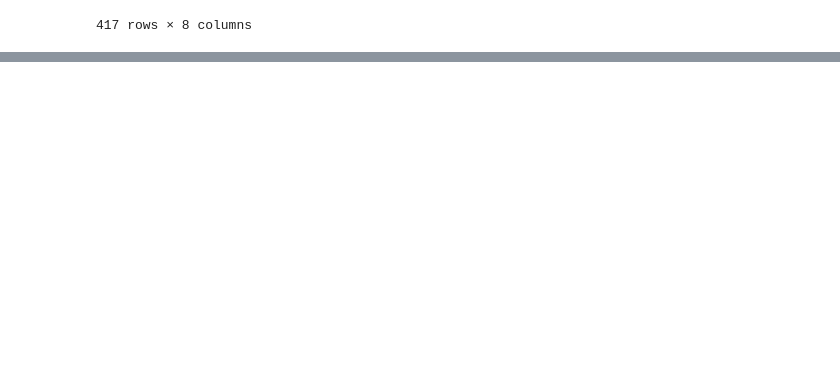
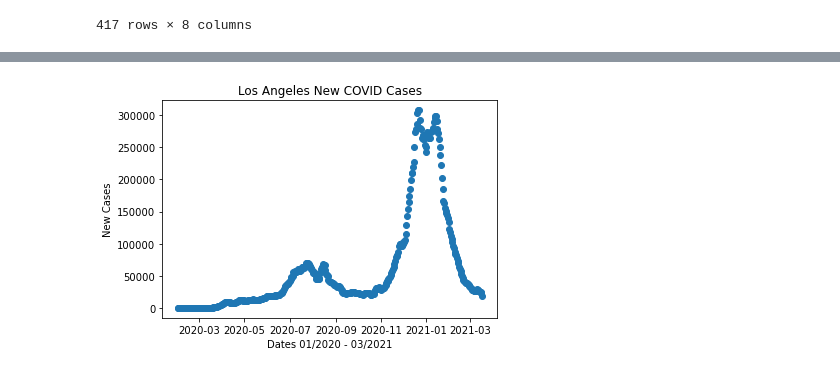
Before and after one commit to Navilongo/COVID-correlations-in-Los-Angeles-Analysis, a Jupyter notebook: covid_pollution_code.ipynb, the cells around one changed output, grey strips where cells are left out. Saved outputs shown, nothing was run; the diff lists cells and outputs as text; code cells hidden in the pictures; blank space fills up the shorter version.

```diff
--- a/covid_pollution_code.ipynb
+++ b/covid_pollution_code.ipynb
@@ -307,0 +197,6 @@ seven_day_confirmed_cases
+# %%
+# Display only the information to be referenced in the plot then rename column
+seven_day_confirmed_cases = positive_covid_cases_data[['date', 'new_confirmed_cases_seven_day_total']]
+new_covid_cases_renamed = seven_day_confirmed_cases.rename(columns={"new_confirmed_cases_seven_day_total": "7 Day New Cases"})
+
+new_covid_cases_renamed
@@ -307,0 +217,3 @@ seven_day_confirmed_cases
+# %%
+# Reformat the date column to show datetime to facilitate the plotting
+new_covid_cases_renamed['date'] = pd.to_datetime(new_covid_cases_renamed['date'], format='%Y/%m/%d')
@@ -307,0 +227,12 @@ seven_day_confirmed_cases
+# %%
+# Plot the number of new cases in Los Angeles area
+x_value = new_covid_cases_renamed["date"]
+y_value = new_covid_cases_renamed["7 Day New Cases"]
+plt.scatter(x_value, y_value)
+plt.xlabel("Dates 01/2020 - 03/2021")
+plt.ylabel("New Cases")
+plt.title("Los Angeles New COVID Cases")
+plt.savefig("LA_COVID_cases.png")
+plt.show()
+# %% [output]
+[figure, added]
```
Also changed, not shown: parts of 19 cells of this notebook, 3 other files.
